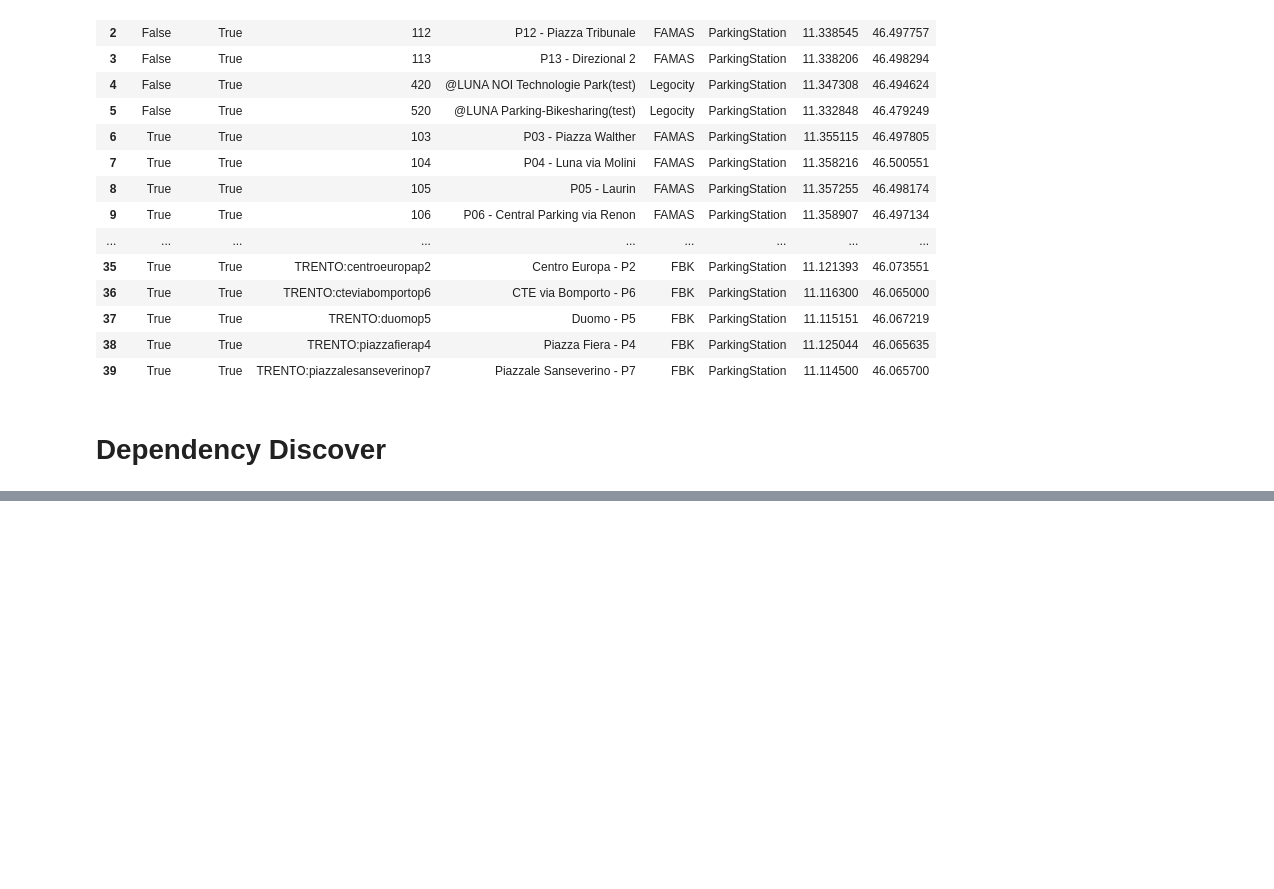
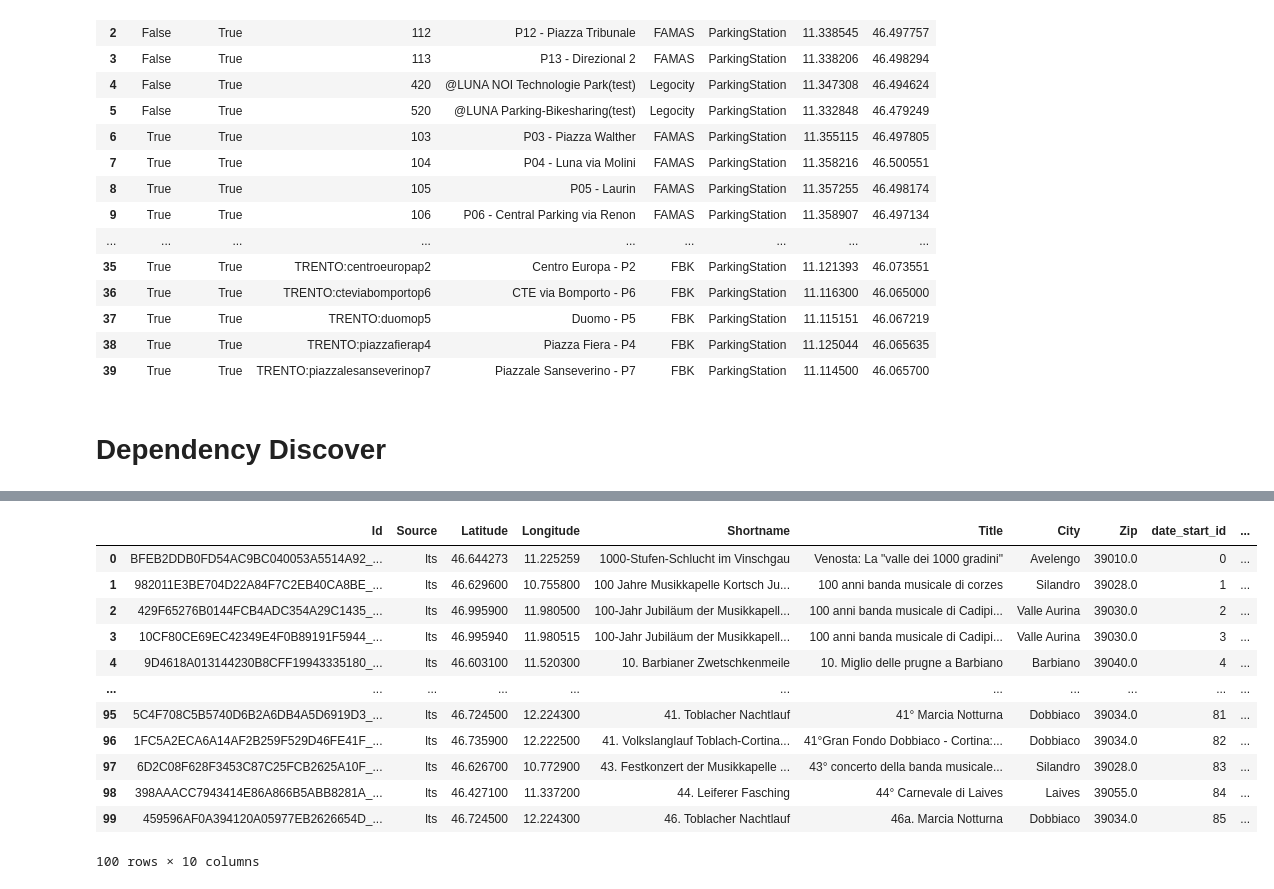
Before and after one commit to EdoWhite/Data_Curation_Integration, a Jupyter notebook: notebook.ipynb, the cells around one changed output, grey strips where cells are left out. Drawn from its saved outputs; the diff is of its cells as text; code cells hidden in the pictures; blank space fills up the shorter version.

```diff
--- a/notebook.ipynb
+++ b/notebook.ipynb
@@ -397,0 +407,11 @@ parkplace
+# %%
+event["DateBegin"] = event["DateBegin"].apply(lambda x: str(x).split("T")[0])
+event["DateEnd"] = event["DateEnd"].apply(lambda x: str(x).split("T")[0])
+# %%
+date_start = event[["DateBegin"]]
+date_start.drop_duplicates(inplace=True)
+date_start.rename(columns={"DateBegin": "date"}, inplace=True)
+
+date_end = event[["DateEnd"]]
+date_end.drop_duplicates(inplace=True)
+date_end.rename(columns={"DateEnd": "date"}, inplace=True)
@@ -397,0 +435,6 @@ parkplace
+# %%
+date = date_start.append(date_end)
+date.drop_duplicates(inplace=True)
+date.reset_index(inplace=True, drop=True)
+date["id"] = date.index
+date
@@ -397,0 +455,32 @@ parkplace
+# %%
+# relate tables with index
+for i, row in event.iterrows():
+    date_start = event.at[i, "DateBegin"]
+    date_end = event.at[i, "DateEnd"]
+
+    for j, row in date.iterrows():
+        if date.at[j, "date"] == date_start:
+            date_start_id = date.at[j, "id"]
+            event.at[i, "date_start_id"] = date_start_id
+        if date.at[j, "date"] == date_end:
+            date_end_id = date.at[j, "id"]
+            event.at[i, "date_end_id"] = date_end_id
+# %%
+event = event.drop(columns=["DateBegin", "DateEnd"])
+event = event.astype({"date_start_id":int}, errors="raise")
+event = event.astype({"date_end_id":int}, errors="raise")
+event
+# %% [output]
+|  | Id | Source | Latitude | Longitude | Shortname | Title | City | Zip | date_start_id | ... |
+| 0 | BFEB2DDB0FD54AC9BC040053A5514A92_... | lts | 46.644273 | 11.225259 | 1000-Stufen-Schlucht im Vinschgau | Venosta: La "valle dei 1000 gradini" | Avelengo | 39010.0 | 0 | ... |
+| 1 | 982011E3BE704D22A84F7C2EB40CA8BE_... | lts | 46.629600 | 10.755800 | 100 Jahre Musikkapelle Kortsch Ju... | 100 anni banda musicale di corzes | Silandro | 39028.0 | 1 | ... |
+| 2 | 429F65276B0144FCB4ADC354A29C1435_... | lts | 46.995900 | 11.980500 | 100-Jahr Jubiläum der Musikkapell... | 100 anni banda musicale di Cadipi... | Valle Aurina | 39030.0 | 2 | ... |
+| 3 | 10CF80CE69EC42349E4F0B89191F5944_... | lts | 46.995940 | 11.980515 | 100-Jahr Jubiläum der Musikkapell... | 100 anni banda musicale di Cadipi... | Valle Aurina | 39030.0 | 3 | ... |
+| 4 | 9D4618A013144230B8CFF19943335180_... | lts | 46.603100 | 11.520300 | 10. Barbianer Zwetschkenmeile | 10. Miglio delle prugne a Barbiano | Barbiano | 39040.0 | 4 | ... |
+| ... | ... | ... | ... | ... | ... | ... | ... | ... | ... | ... |
+| 95 | 5C4F708C5B5740D6B2A6DB4A5D6919D3_... | lts | 46.724500 | 12.224300 | 41. Toblacher Nachtlauf | 41° Marcia Notturna | Dobbiaco | 39034.0 | 81 | ... |
+| 96 | 1FC5A2ECA6A14AF2B259F529D46FE41F_... | lts | 46.735900 | 12.222500 | 41. Volkslanglauf Toblach-Cortina... | 41°Gran Fondo Dobbiaco - Cortina:... | Dobbiaco | 39034.0 | 82 | ... |
+| 97 | 6D2C08F628F3453C87C25FCB2625A10F_... | lts | 46.626700 | 10.772900 | 43. Festkonzert der Musikkapelle ... | 43° concerto della banda musicale... | Silandro | 39028.0 | 83 | ... |
+| 98 | 398AAACC7943414E86A866B5ABB8281A_... | lts | 46.427100 | 11.337200 | 44. Leiferer Fasching | 44° Carnevale di Laives | Laives | 39055.0 | 84 | ... |
+| 99 | 459596AF0A394120A05977EB2626654D_... | lts | 46.724500 | 12.224300 | 46. Toblacher Nachtlauf | 46a. Marcia Notturna | Dobbiaco | 39034.0 | 85 | ... |
+100 rows × 10 columns
```
Also changed, not shown: parts of 22 cells of this notebook, 12 other files.
